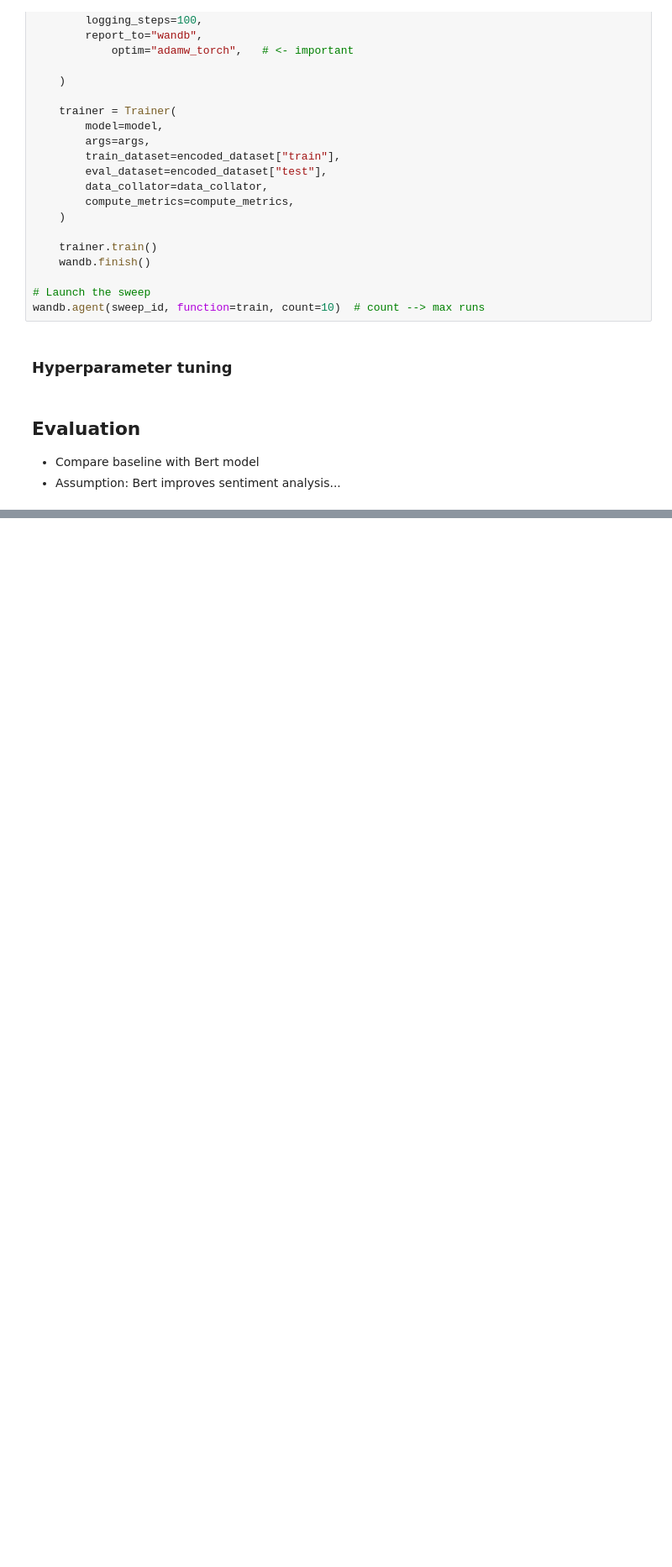
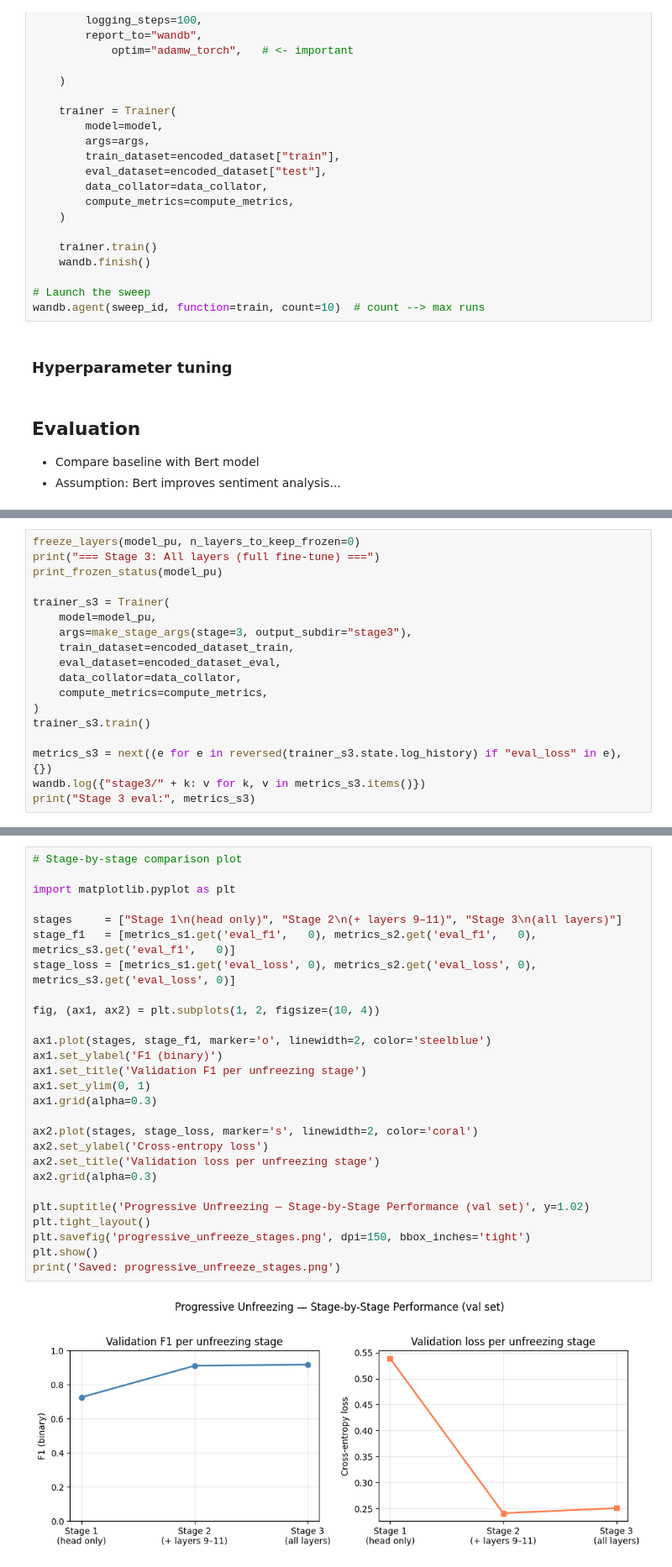
Before and after one commit to AstridArh/Mini-Project-AML-2026, a Jupyter notebook: main_astrid.ipynb, the cells around one changed output, grey strips where cells are left out. Shown at 84% size. Cells and saved outputs as stored; diff of their text form; blank space fills up the shorter version.

Commit message:
ULMFiT progressive unfreezing

```diff
--- a/main_astrid.ipynb
+++ b/main_astrid.ipynb
@@ -515,0 +677,18 @@ wandb.agent(sweep_id, function=train, count=10)  # count --> max runs
+# %%
+freeze_layers(model_pu, n_layers_to_keep_frozen=0)
+print("=== Stage 3: All layers (full fine-tune) ===")
+print_frozen_status(model_pu)
+
+trainer_s3 = Trainer(
+    model=model_pu,
+    args=make_stage_args(stage=3, output_subdir="stage3"),
+    train_dataset=encoded_dataset_train,
+    eval_dataset=encoded_dataset_eval,
+    data_collator=data_collator,
+    compute_metrics=compute_metrics,
+)
+trainer_s3.train()
+
+metrics_s3 = next((e for e in reversed(trainer_s3.state.log_history) if "eval_loss" in e), {})
+wandb.log({"stage3/" + k: v for k, v in metrics_s3.items()})
+print("Stage 3 eval:", metrics_s3)
@@ -515,0 +790,29 @@ wandb.agent(sweep_id, function=train, count=10)  # count --> max runs
+# %%
+# Stage-by-stage comparison plot
+
+import matplotlib.pyplot as plt
+
+stages     = ["Stage 1\n(head only)", "Stage 2\n(+ layers 9–11)", "Stage 3\n(all layers)"]
+stage_f1   = [metrics_s1.get('eval_f1',   0), metrics_s2.get('eval_f1',   0), metrics_s3.get('eval_f1',   0)]
+stage_loss = [metrics_s1.get('eval_loss', 0), metrics_s2.get('eval_loss', 0), metrics_s3.get('eval_loss', 0)]
+
+fig, (ax1, ax2) = plt.subplots(1, 2, figsize=(10, 4))
+
+ax1.plot(stages, stage_f1, marker='o', linewidth=2, color='steelblue')
+ax1.set_ylabel('F1 (binary)')
+ax1.set_title('Validation F1 per unfreezing stage')
+ax1.set_ylim(0, 1)
+ax1.grid(alpha=0.3)
+
+ax2.plot(stages, stage_loss, marker='s', linewidth=2, color='coral')
+ax2.set_ylabel('Cross-entropy loss')
+ax2.set_title('Validation loss per unfreezing stage')
+ax2.grid(alpha=0.3)
+
+plt.suptitle('Progressive Unfreezing — Stage-by-Stage Performance (val set)', y=1.02)
+plt.tight_layout()
+plt.savefig('progressive_unfreeze_stages.png', dpi=150, bbox_inches='tight')
+plt.show()
+print('Saved: progressive_unfreeze_stages.png')
+# %% [output]
+[figure, added]
```
Also changed, not shown: parts of 16 cells of this notebook.
